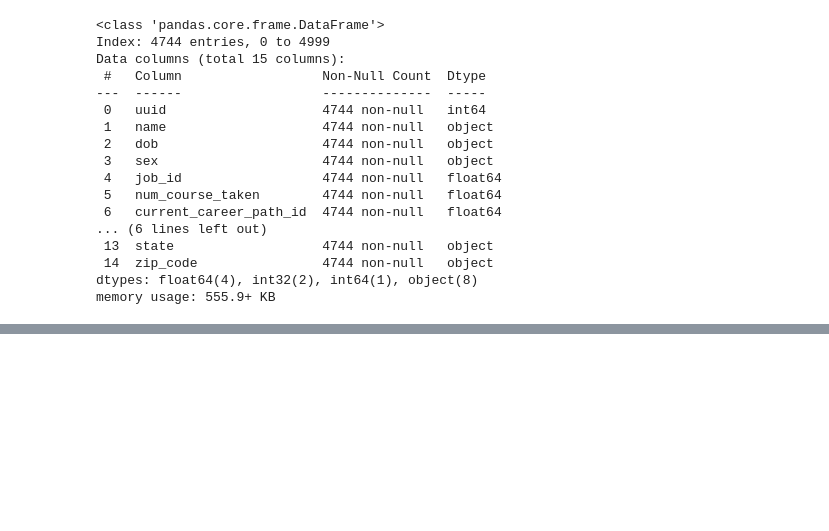
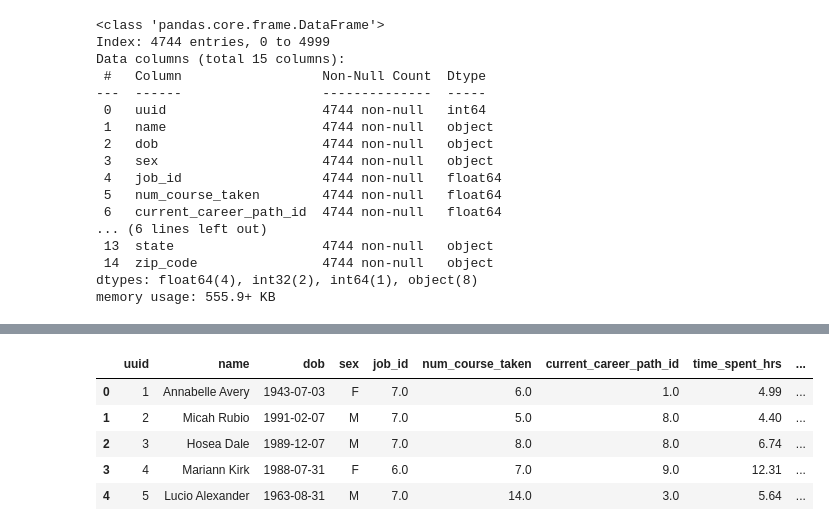
Before and after one commit to JohanTokarskij/DE-subscriber_cancellations_data_pipeline, a Jupyter notebook: dev/project.ipynb, the cells around one changed output, grey strips where cells are left out. Saved outputs shown, nothing was run; the diff lists cells and outputs as text; code cells hidden in the pictures; blank space fills up the shorter version.

```diff
--- a/dev/project.ipynb
+++ b/dev/project.ipynb
@@ -291,0 +321,7 @@ memory usage: 555.9+ KB
+# %%
+not_available = {'career_path_id': 0,
+                 'career_path_name': 'not available',
+                 'hours_to_complete': 0
+                 }
+courses.loc[len(courses)] = not_available
+courses
@@ -291,0 +371,3 @@ memory usage: 555.9+ KB
+# %%
+student_jobs.drop_duplicates(inplace=True)
+student_jobs
@@ -291,0 +386,11 @@ memory usage: 555.9+ KB
+# %%
+cademy_final_df = students.merge(courses, left_on='current_career_path_id', right_on='career_path_id', how='left')
+cademy_final_df = cademy_final_df.merge(student_jobs, on='job_id', how='left')
+cademy_final_df.head()
+# %% [output]
+|  | uuid | name | dob | sex | job_id | num_course_taken | current_career_path_id | time_spent_hrs | ... |
+| 0 | 1 | Annabelle Avery | 1943-07-03 | F | 7.0 | 6.0 | 1.0 | 4.99 | ... |
+| 1 | 2 | Micah Rubio | 1991-02-07 | M | 7.0 | 5.0 | 8.0 | 4.40 | ... |
+| 2 | 3 | Hosea Dale | 1989-12-07 | M | 7.0 | 8.0 | 8.0 | 6.74 | ... |
+| 3 | 4 | Mariann Kirk | 1988-07-31 | F | 6.0 | 7.0 | 9.0 | 12.31 | ... |
+| 4 | 5 | Lucio Alexander | 1963-08-31 | M | 7.0 | 14.0 | 3.0 | 5.64 | ... |
```
Also changed, not shown: parts of 17 cells of this notebook, 2 other files.
